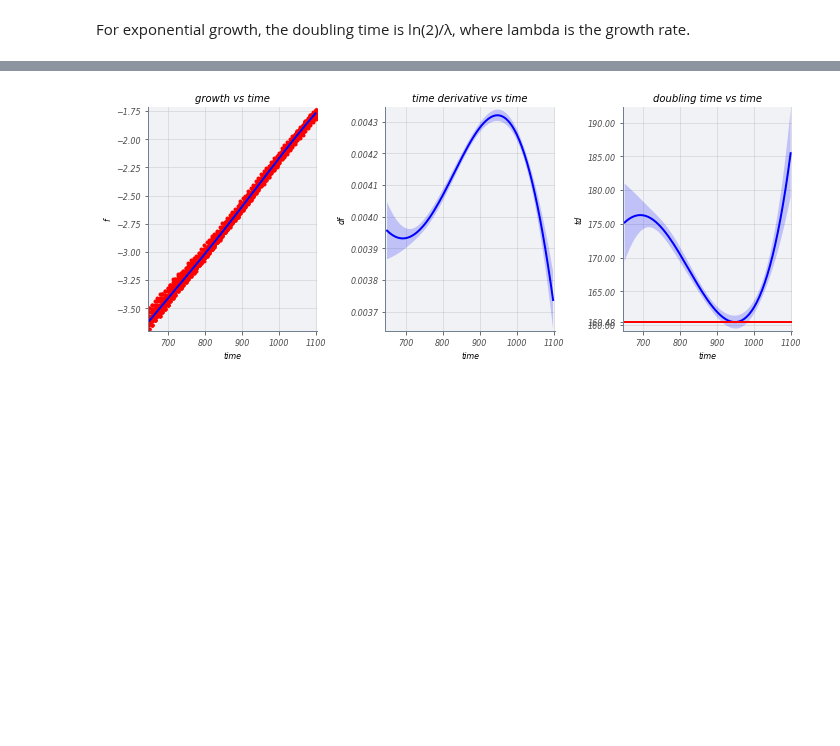
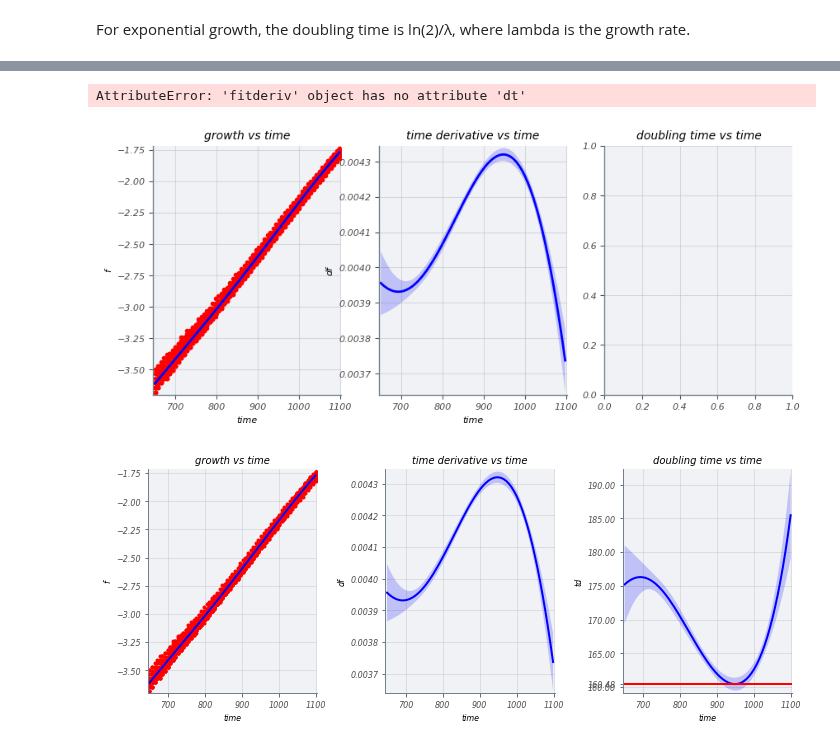
Before and after one commit to RPGroup-PBoC/mwc_growth, a Jupyter notebook: code/processing/growth_curves_plate_reader/20190220_r1_27C_glucose_O2_growth/20190220_analysis.ipynb, the cells around one changed output, grey strips where cells are left out. Saved outputs shown, nothing was run; the diff lists cells and outputs as text; code cells hidden in the pictures; blank space fills up the shorter version.

Commit message:
incremental progress on the temp growth analysis stuff

```diff
--- a/code/processing/growth_curves_plate_reader/20190220_r1_27C_glucose_O2_growth/20190220_analysis.ipynb
+++ b/code/processing/growth_curves_plate_reader/20190220_r1_27C_glucose_O2_growth/20190220_analysis.ipynb
@@ -424,3 +443,22 @@ stats['doubling time']
+# %%
+plt.figure(figsize=(10, 4))
+plt.subplot(1,3,1)
+plt.title('growth vs time', fontsize = 10)
+gp.plotfit('f')
+plt.subplot(1,3,2)
+plt.title('time derivative vs time', fontsize=10)
+gp.plotfit('df')
+plt.subplot(1,3,3)
+plt.title('doubling time vs time', fontsize=10)
+gp.plotfit('dt')
+plt.axhline(y=stats['doubling time'],c='red')
+locs, _ = plt.yticks()
+plt.yticks(np.append(locs[1:-1],round(stats['doubling time'],2)))
+plt.tight_layout()
+plt.savefig(f'output/{current_strain}_{current_carbon}_GP_fit_and_time_derivative.png')
+# %% [output]
+AttributeError: 'fitderiv' object has no attribute 'dt'
+[figure, added]
 # %%
 plt.figure(figsize=(10, 4))
 plt.subplot(1,3,1)
```
Also changed, not shown: parts of 10 cells of this notebook, 19 other files.
